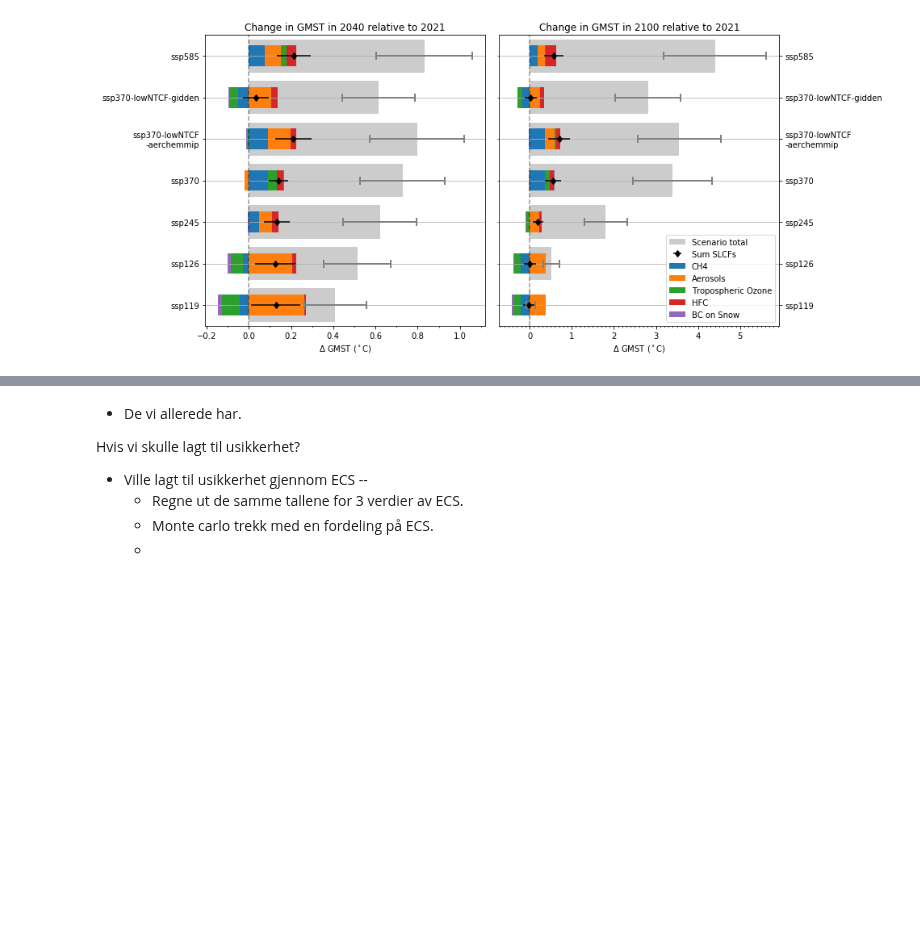
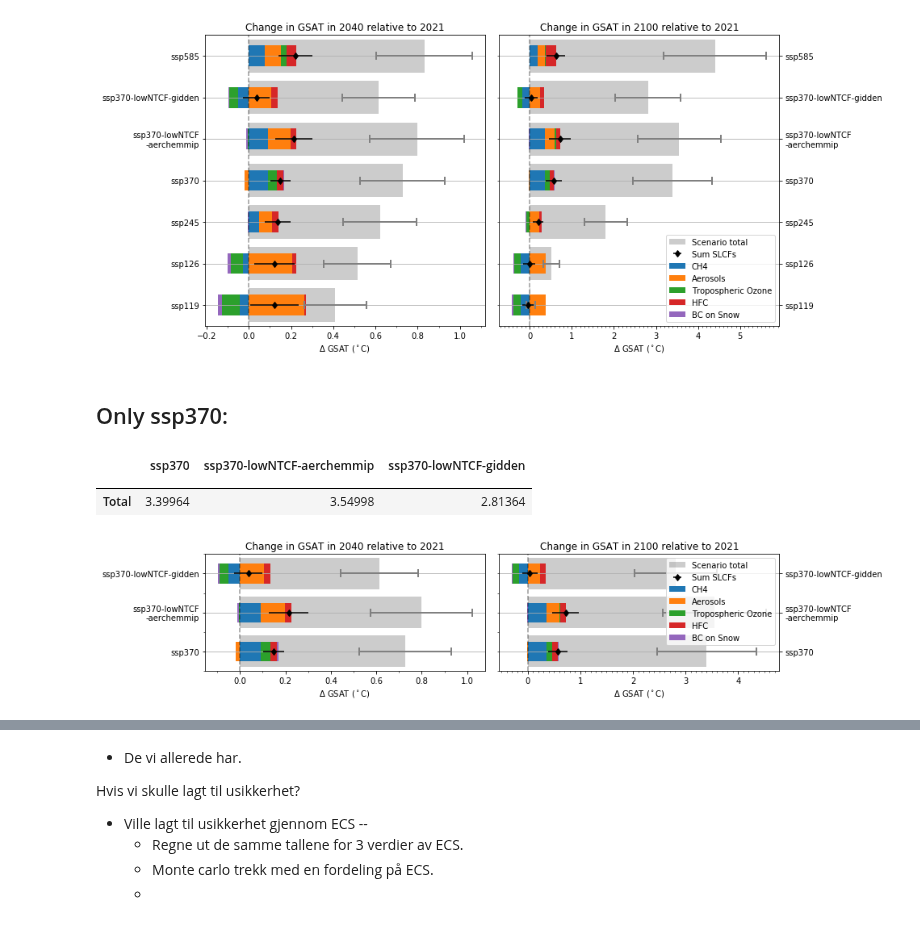
Before and after one commit to sarambl/AR6_CH6_RCMIPFIGS, a Jupyter notebook: ar6_ch6_rcmipfigs/notebooks/3-2_delta_T_plot_bar_stacked.ipynb, the cells around one changed output, grey strips where cells are left out. Drawn from its saved outputs; the diff is of its cells as text; code cells hidden in the pictures; blank space fills up the shorter version.

```diff
--- a/ar6_ch6_rcmipfigs/notebooks/3-2_delta_T_plot_bar_stacked.ipynb
+++ b/ar6_ch6_rcmipfigs/notebooks/3-2_delta_T_plot_bar_stacked.ipynb
@@ -258,5 +306,4 @@ plt.savefig(fn, dpi=300)
 # %%
-from matplotlib import transforms
 from ar6_ch6_rcmipfigs.constants import RESULTS_DIR
 from matplotlib.ticker import (MultipleLocator)
 import matplotlib.pyplot as plt
@@ -264,7 +311,7 @@ import matplotlib.pyplot as plt
 fig, axs = plt.subplots(1, len(years), figsize=[12, 6], sharex=False, sharey=True)
 tits = ['Near Term surface temperature change (2040 relative to 2021)',
         'Long Term surface T change 2100 relatie to 2021)']
-tits = ['Change in GMST in 2040 relative to 2021', 'Change in GMST in 2100 relative to 2021']
+tits = ['Change in GSAT in 2040 relative to 2021', 'Change in GSAT in 2100 relative to 2021']
 for yr, ax, tit in zip(years, axs, tits):
     ntot = 'Scenario total'
     # Pick out year and do various renames:
@@ -295,7 +342,7 @@ for yr, ax, tit in zip(years, axs, tits):
     # Zero line:
     ax.axvline(0, linestyle='--', color='k', alpha=0.4)
     ax.set_title(tit)
-    ax.set_xlabel('$\Delta$ GMST ($^\circ$C)')
+    ax.set_xlabel('$\Delta$ GSAT ($^\circ$C)')
     ax.xaxis.set_minor_locator(MultipleLocator(.1))
     ax.grid(axis='y', which='major')
 
@@ -319,9 +366,9 @@ def sigma_DT(dT, sig_alpha, mu_alpha, dim='climatemodel'):
     return ((sig_DT + mu_DT) * (sig_alpha + mu_alpha) - mu_DT * mu_alpha) / mu_alpha
 
 
-def sigma_com(sig_DT, mu_DT, sig_alpha, mu_alpha, dim='climatemodel'):
+def sigma_com(sig_DT, mu_DT, sig_alpha, mu_alpha):
     return (((sig_DT ** 2 + mu_DT ** 2) * (
-            sig_alpha ** 2 + mu_alpha ** 2) - mu_DT ** 2 * mu_alpha ** 2) / mu_alpha ** 2) ** (.5)
+            sig_alpha ** 2 + mu_alpha ** 2) - mu_DT ** 2 * mu_alpha ** 2) / mu_alpha ** 2) ** .5
 
 
 sum_DT_std =  table_of_sts(_ds, scenarios_nhist, [vall], ['Sum SLCFs'], years, ref_year, sts='std')
@@ -334,7 +381,6 @@ yerr_tot = sigma_com(tot_DT_std, tot_DT_mean, .24, .885)  # .rename('')
 
 # tab_sig_DT = setup_table_prop()
 # %%
-from matplotlib import transforms
 from ar6_ch6_rcmipfigs.constants import RESULTS_DIR
 from matplotlib.ticker import (MultipleLocator)
 import matplotlib.pyplot as plt
@@ -342,7 +388,7 @@ import matplotlib.pyplot as plt
 fig, axs = plt.subplots(1, len(years), figsize=[12, 6], sharex=False, sharey=True)
 tits = ['Near Term surface temperature change (2040 relative to 2021)',
         'Long Term surface T change 2100 relatie to 2021)']
-tits = ['Change in GMST in 2040 relative to 2021', 'Change in GMST in 2100 relative to 2021']
+tits = ['Change in GSAT in 2040 relative to 2021', 'Change in GSAT in 2100 relative to 2021']
 for yr, ax, tit in zip(years, axs, tits):
     ntot = 'Scenario total'
     tot_yr = tabel_dT_anthrop.loc[yr].rename({'Total': ntot, 'ssp370-lowNTCF-aerchemmip': 'ssp370-lowNTCF\n-aerchemmip'})
@@ -371,7 +417,7 @@ for yr, ax, tit in zip(years, axs, tits):
 
     ax.axvline(0, linestyle='--', color='k', alpha=0.4)
     ax.set_title(tit)
-    ax.set_xlabel('$\Delta$ GMST ($^\circ$C)')
+    ax.set_xlabel('$\Delta$ GSAT ($^\circ$C)')
     ax.xaxis.set_minor_locator(MultipleLocator(.1))
     ax.grid(axis='y', which='major')
 
@@ -384,3 +430,66 @@ ax.tick_params(labelright=True, right=True, left=False)
 plt.savefig(fn, dpi=300)
 # %% [output]
 [figure]
+# %% [markdown]
+## Only ssp370:
+# %%
+scenario_370 =[sc for sc in scenarios_nhist if 'ssp370' in sc]
+# %%
+tabel_dT_anthrop.loc[yr,scenario_370]
+# %% [output]
+|  | ssp370 | ssp370-lowNTCF-aerchemmip | ssp370-lowNTCF-gidden |
+|  |  |  |  |
+| Total | 3.39964 | 3.54998 | 2.81364 |
+# %%
+from ar6_ch6_rcmipfigs.constants import RESULTS_DIR
+from matplotlib.ticker import (MultipleLocator)
+import matplotlib.pyplot as plt
+
+fig, axs = plt.subplots(1, len(years), figsize=[12, 3], sharex=False, sharey=True)
+tits = ['Near Term surface temperature change (2040 relative to 2021)',
+        'Long Term surface T change 2100 relatie to 2021)']
+tits = ['Change in GSAT in 2040 relative to 2021', 'Change in GSAT in 2100 relative to 2021']
+for yr, ax, tit in zip(years, axs, tits):
+    ntot = 'Scenario total'
+    tot_yr = tabel_dT_anthrop.loc[yr, scenario_370].rename({'Total': ntot, 'ssp370-lowNTCF-aerchemmip': 'ssp370-lowNTCF\n-aerchemmip'})
+    tot_sd_yr = yerr_tot.loc[yr, scenario_370].rename({'Total': ntot, 'ssp370-lowNTCF-aerchemmip': 'ssp370-lowNTCF\n-aerchemmip'})
+    # l =ax.bar(tot_yr.transpose().index, tot_yr.transpose()[ntot].values, color='k', label='Scenario total', alpha=.2, yerr=tab_tot_sd)
+    sum_yr = tabel_dT_sum_slcf.loc[yr, scenario_370].rename({'Total': ntot, 'ssp370-lowNTCF-aerchemmip': 'ssp370-lowNTCF\n-aerchemmip'})
+    sum_sd_yr = yerr_sum.loc[yr, scenario_370].rename({'Total': ntot, 'ssp370-lowNTCF-aerchemmip': 'ssp370-lowNTCF\n-aerchemmip'})
+
+    ax.barh(tot_yr.transpose().index, tot_yr.transpose()[ntot].values, color='k', label='Scenario total', alpha=.2,
+            xerr=tot_sd_yr.transpose()[ntot].values,
+            error_kw=dict(ecolor='gray', lw=2, capsize=5, capthick=2))
+    ntot = 'Sum SLCFs'
+    # ax.bar(sum_yr.transpose().index, sum_yr.transpose()[ntot].values, color='r', label=ntot, alpha=.2, yerr=sum_sd_yr.transpose()[ntot].values,
+    #      error_kw=dict(ecolor='r', lw=2, capsize=0, capthick=1))
+
+    s_x = sum_yr.transpose().index
+    s_y = sum_yr.transpose()[ntot].values
+    s_err = sum_sd_yr.transpose()[ntot].values
+    ax.errorbar(s_y, s_x, xerr=s_err, label=ntot, color='k', fmt='d', linestyle="None")  # ,
+    # error_kw=dict(ecolor='r', lw=2, capsize=0, capthick=1))
+
+    _tab = tabel_dT_slcfs.loc[yr, scenario_370].transpose().rename({'ssp370-lowNTCF-aerchemmip': 'ssp370-lowNTCF\n-aerchemmip'})
+
+    a = _tab.plot(kind='barh', stacked=True, ax=ax, legend=(yr != '2040'))  # , grid=True)#stac)
+    if not yr == '2040':
+        ax.legend()  # [l],labels=['Sce!!nario total'], loc = 4)#'lower right')
+
+    ax.axvline(0, linestyle='--', color='k', alpha=0.4)
+    ax.set_title(tit)
+    ax.set_xlabel('$\Delta$ GSAT ($^\circ$C)')
+    ax.xaxis.set_minor_locator(MultipleLocator(.1))
+    ax.grid(axis='y', which='major')
+
+fn = RESULTS_DIR + '/figures/stack_bar_influence_years_horiz_errTot_370only.png'
+plt.tight_layout()
+ax = plt.gca()
+
+ax.tick_params(axis='y', which='minor')  # ,bottom='off')
+ax.tick_params(labelright=True, right=True, left=False)
+plt.savefig(fn, dpi=300)
+a=2
+#plt.show()
+# %% [output]
+[figure, added]
```
Also changed, not shown: parts of 19 cells of this notebook, 22 other files.
